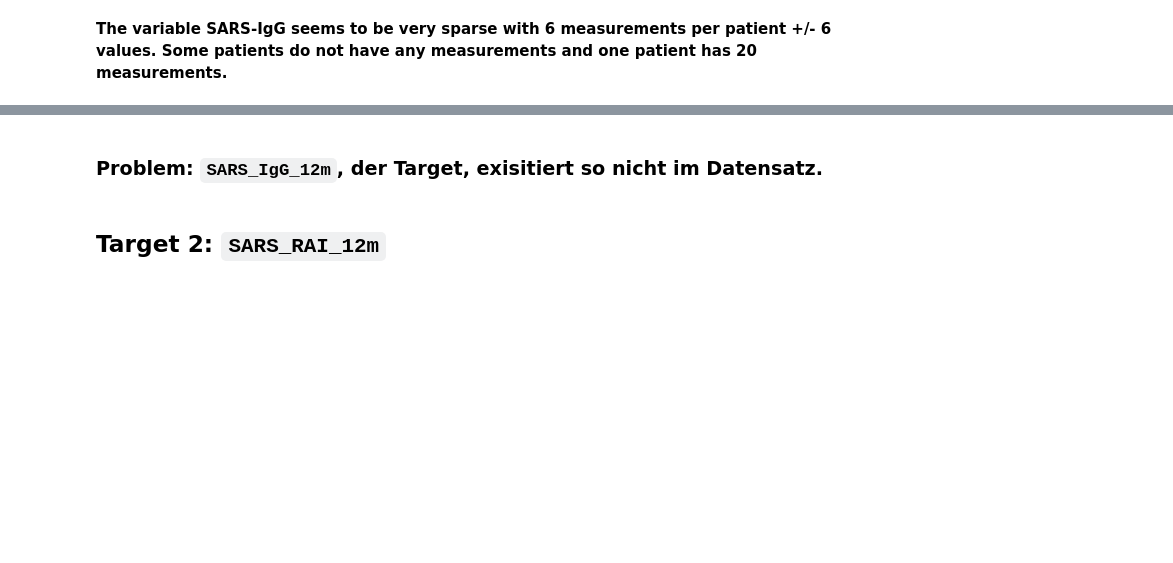
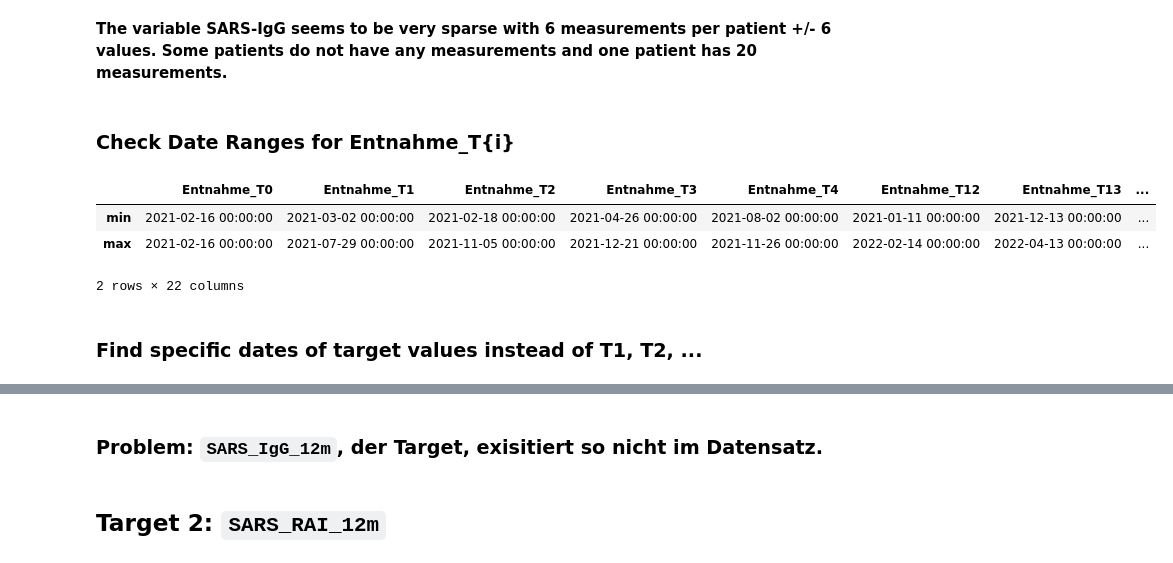
Before and after one commit to IKE-B/immun-ml, a Jupyter notebook: src/d03_research_questions/RQ1.ipynb, the cells around one changed output, grey strips where cells are left out. Saved outputs shown, nothing was run; the diff lists cells and outputs as text; code cells hidden in the pictures; blank space fills up the shorter version.

```diff
--- a/src/d03_research_questions/RQ1.ipynb
+++ b/src/d03_research_questions/RQ1.ipynb
@@ -42,3 +49,16 @@ max       19.000000
 Name: non_null_count, dtype: float64
 # %% [markdown]
 **The variable SARS-IgG seems to be very sparse with 6 measurements per patient +/- 6 values. Some patients do not have any measurements and one patient has 20 measurements.**
+# %% [markdown]
+### Check Date Ranges for Entnahme_T{i}
+# %%
+date_cols = [col for col in df.columns if 'Entnahme' in col]
+
+df[date_cols].describe().loc[['min', 'max'], :]
+# %% [output]
+|  | Entnahme_T0 | Entnahme_T1 | Entnahme_T2 | Entnahme_T3 | Entnahme_T4 | Entnahme_T12 | Entnahme_T13 | ... |
+| min | 2021-02-16 00:00:00 | 2021-03-02 00:00:00 | 2021-02-18 00:00:00 | 2021-04-26 00:00:00 | 2021-08-02 00:00:00 | 2021-01-11 00:00:00 | 2021-12-13 00:00:00 | ... |
+| max | 2021-02-16 00:00:00 | 2021-07-29 00:00:00 | 2021-11-05 00:00:00 | 2021-12-21 00:00:00 | 2021-11-26 00:00:00 | 2022-02-14 00:00:00 | 2022-04-13 00:00:00 | ... |
+2 rows × 22 columns
+# %% [markdown]
+### Find specific dates of target values instead of T1, T2, ...
```
Also changed, not shown: parts of 11 cells of this notebook, 1 other file.
